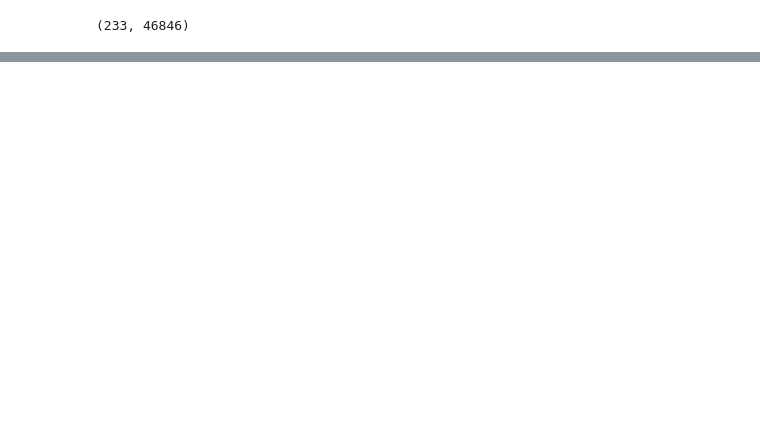
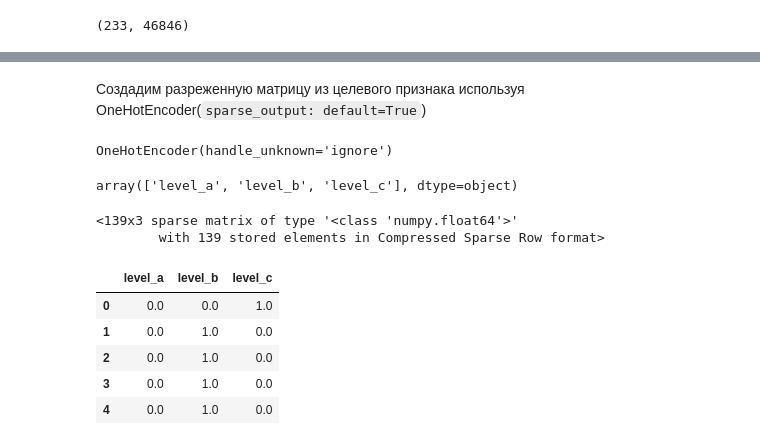
Before and after one commit to AV-BOLT/Masterskaya_2, a Jupyter notebook: Notebooks/determine_langlevel_by_subs.ipynb, the cells around one changed output, grey strips where cells are left out. Drawn from its saved outputs; the diff is of its cells as text; code cells hidden in the pictures; blank space fills up the shorter version.

```diff
--- a/Notebooks/determine_langlevel_by_subs.ipynb
+++ b/Notebooks/determine_langlevel_by_subs.ipynb
@@ -619,0 +697,2 @@ data.head()
+# %% [markdown]
+Создадим разреженную матрицу из целевого признака используя OneHotEncoder(`sparse_output: default=True`)
@@ -619,0 +701,28 @@ data.head()
+# %%
+enc = OneHotEncoder(handle_unknown='ignore')
+# %%
+enc.fit(train[['level']])
+# %% [output]
+OneHotEncoder(handle_unknown='ignore')
+# %%
+columns = enc.get_feature_names_out()
+columns
+# %% [output]
+array(['level_a', 'level_b', 'level_c'], dtype=object)
+# %%
+train_enc = enc.transform(train[['level']])
+train_enc
+# %% [output]
+<139x3 sparse matrix of type '<class 'numpy.float64'>'
+        with 139 stored elements in Compressed Sparse Row format>
+# %%
+train_enc_df = pd.DataFrame(data = train_enc.toarray(),
+                            columns = columns)
+train_enc_df.head()
+# %% [output]
+|  | level_a | level_b | level_c |
+| 0 | 0.0 | 0.0 | 1.0 |
+| 1 | 0.0 | 1.0 | 0.0 |
+| 2 | 0.0 | 1.0 | 0.0 |
+| 3 | 0.0 | 1.0 | 0.0 |
+| 4 | 0.0 | 1.0 | 0.0 |
```
Also changed, not shown: parts of 27 cells of this notebook.
